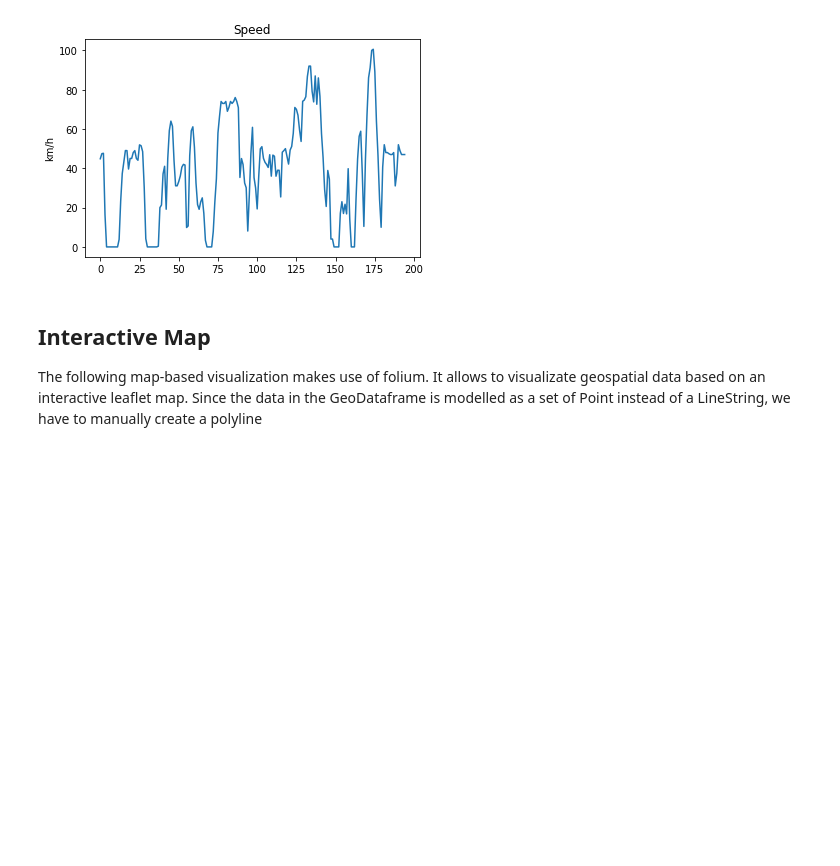
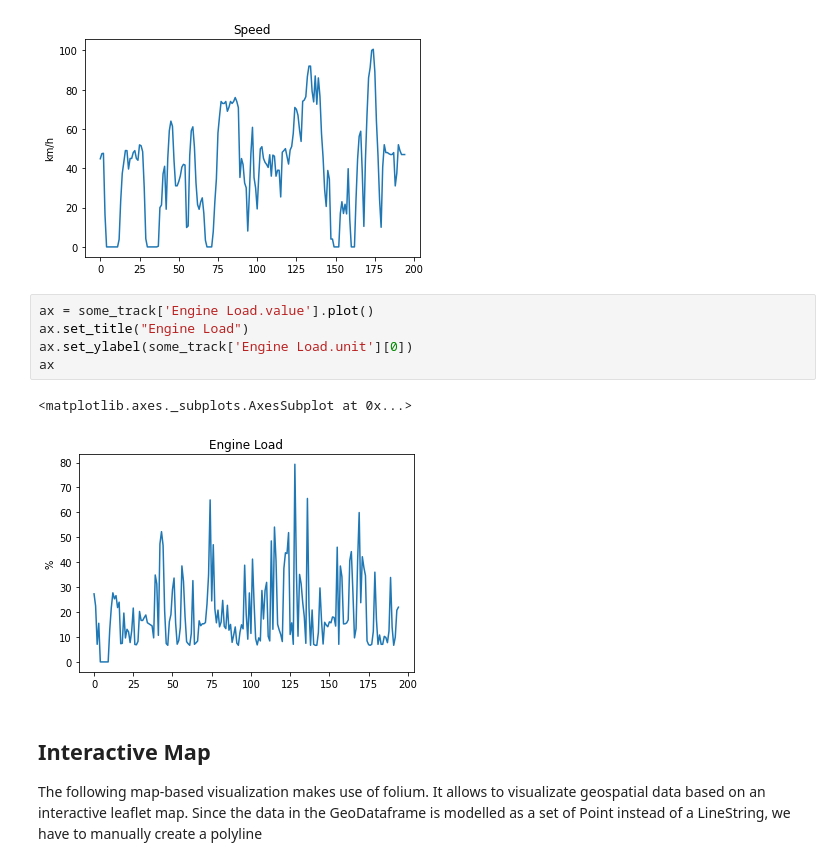
Before and after one commit to enviroCar/envirocar-py, a Jupyter notebook: examples/api_request_deckgl_maneenp.ipynb, the cells around one changed output. Cells and saved outputs as stored; diff of their text form; blank space fills up the shorter version.

Commit message:
Added plotly and view engine load data

```diff
--- a/examples/api_request_deckgl_maneenp.ipynb
+++ b/examples/api_request_deckgl_maneenp.ipynb
@@ -64,6 +71,14 @@ ax
 # %% [output]
 <matplotlib.axes._subplots.AxesSubplot at 0x...>
 [figure]
+# %%
+ax = some_track['Engine Load.value'].plot()
+ax.set_title("Engine Load")
+ax.set_ylabel(some_track['Engine Load.unit'][0])
+ax
+# %% [output]
+<matplotlib.axes._subplots.AxesSubplot at 0x...>
+[figure, added]
 # %% [markdown]
 ## Interactive Map
 The following map-based visualization makes use of folium. It allows to visualizate geospatial data based on an interactive leaflet map. Since the data in the GeoDataframe is modelled as a set of Point instead of a LineString, we have to manually create a polyline
```
Also changed, not shown: parts of 6 cells of this notebook.
